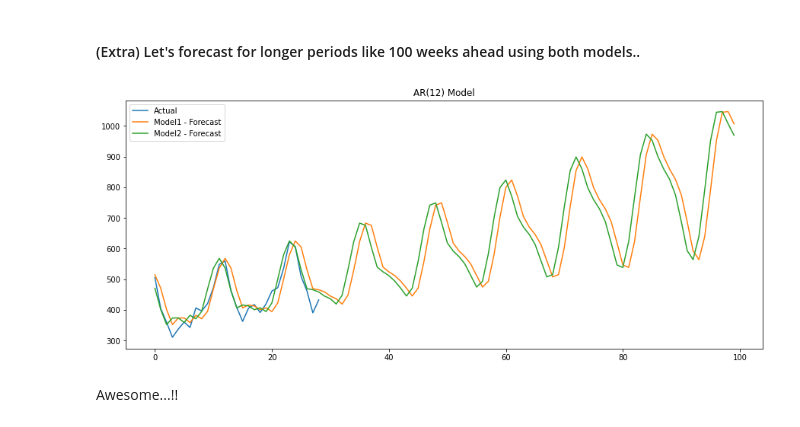
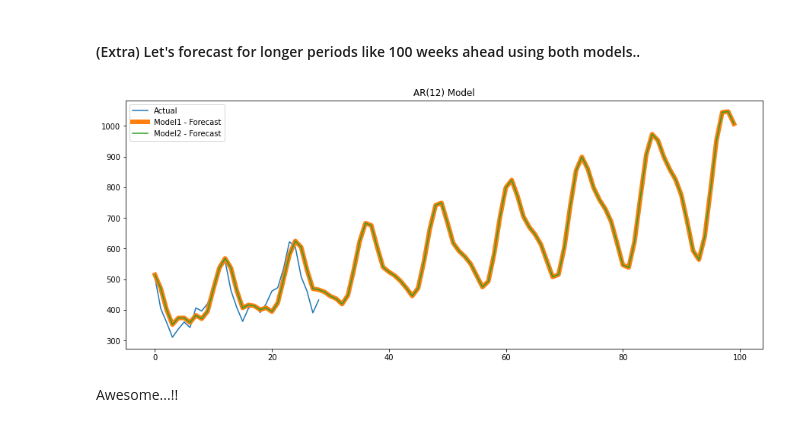
Before and after one commit to enagantisainath/Time-Series-Analysis-Modules, a Jupyter notebook: Auto Regressive (AR) Model.ipynb, the cells around one changed output. Drawn from its saved outputs; the diff is of its cells as text; code cells hidden in the pictures.

Commit message:
Updated AR Model code

```diff
--- a/Auto Regressive (AR) Model.ipynb
+++ b/Auto Regressive (AR) Model.ipynb
@@ -57,7 +59,7 @@ class AR:
     def __init__(self,data=None,p=None):
 
         self.p = p
-        self.data = data
+        self.data = data.copy()
         self.model  = None
         self.params = {}
 
@@ -80,6 +82,8 @@ class AR:
             self.params['Lag_%d'%(i+1)] =  val
 
         self.params = pd.Series(self.params).T
+        #return self.data
+
 
     def predict(self,n_preds=20):
 
@@ -266,4 +270,7 @@ Also, if you observe both models , both have small difference in their forecaste
 This might be due to the error term in the equation or might be something else. I have to still figure out that. :)
 # %% [markdown]
 #### (Extra) Let's forecast for longer periods like 100 weeks ahead using both models..
+# %%
+max_lag = 12
+n_preds = 100
 # %%
@@ -274,17 +280,17 @@ model_2 = AutoReg(train_df,lags=max_lag)
 model1.fit()
 model2 = model_2.fit()
 # %%
-pred1 = model1.predict(n_preds=100)
-pred2 = model2.predict(start=116,end=215).reset_index(drop=True)
+pred1 = model1.predict(n_preds=n_preds)
+pred2 = model2.predict(start=len(train_df),end=len(train_df)+n_preds-1).reset_index(drop=True)
 # %%
 plt.figure(figsize=(15,6))
 plt.plot(test_df.Volume,label="Actual")
-plt.plot(pred1,label='Model1 - Forecast')
+plt.plot(pred1,label='Model1 - Forecast',linewidth='6')
 plt.plot(pred2,label='Model2 - Forecast')
 plt.title("AR({}) Model".format(max_lag))
 plt.legend()
 plt.show()
 # %% [output]
-[figure, old version]
+[figure, new version]
 # %% [markdown]
 Awesome...!!
```
Also changed, not shown: parts of 14 cells of this notebook.
